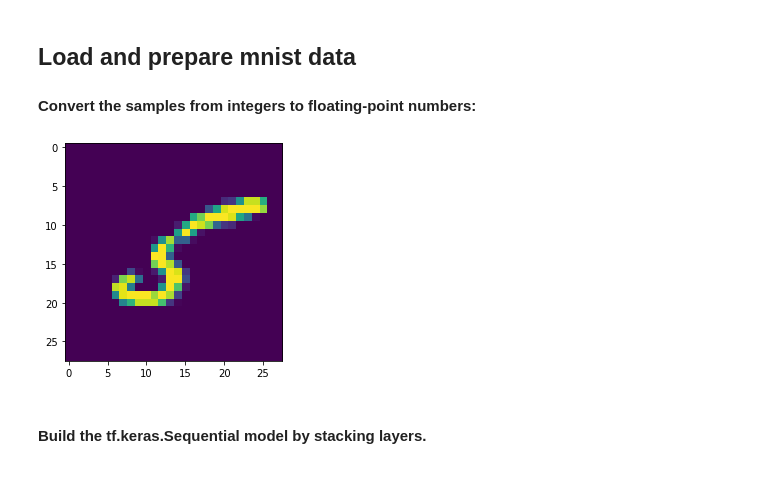
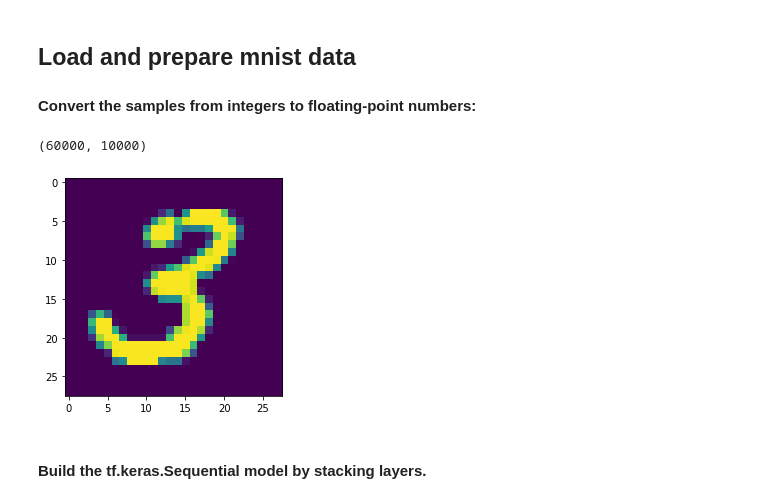
Before and after one commit to yeqingcheng368/ML_Machine_Learning, a Jupyter notebook: tensorflow_free_coding.ipynb, the cells around one changed output. Cells and saved outputs as stored; diff of their text form; code cells hidden in the pictures.

```diff
--- a/tensorflow_free_coding.ipynb
+++ b/tensorflow_free_coding.ipynb
@@ -11,14 +13,17 @@ import matplotlib.pyplot as plt
 mnist = tf.keras.datasets.mnist
 # %%
 (x_train,y_train),(x_test,y_test)=mnist.load_data()
-x_train,x_test=
+#x_train,x_test
+len(x_train) , len(x_test)
+# %% [output]
+(60000, 10000)
 # %%
 x_train,x_test = x_train/255 , x_test/255
 # %%
-plt.imshow(x_train[11])
+plt.imshow(x_train[255])
 plt.show()
 # %% [output]
-[figure, old version]
+[figure, new version]
 # %% [markdown]
 #### Build the tf.keras.Sequential model by stacking layers.
 # %%
```
Also changed, not shown: parts of 5 cells of this notebook, 20 other files.
